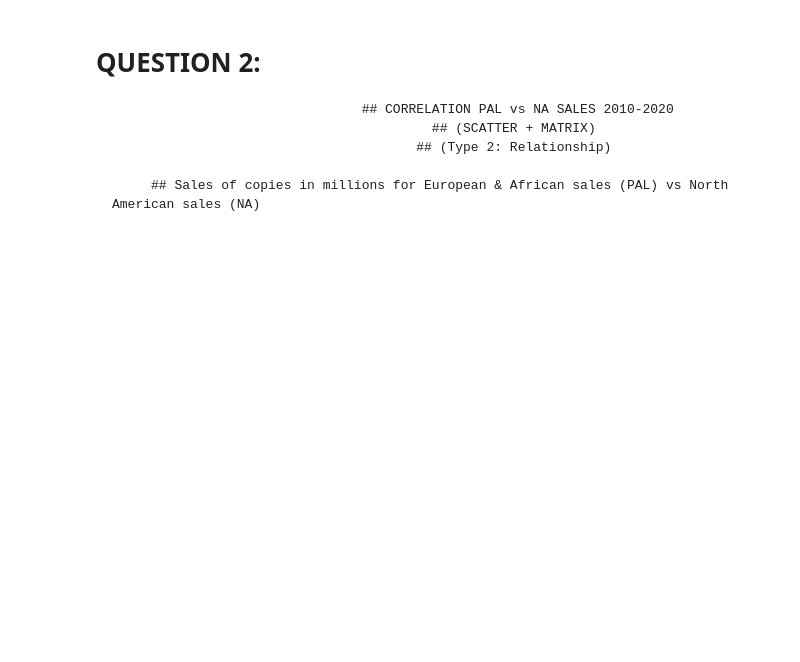
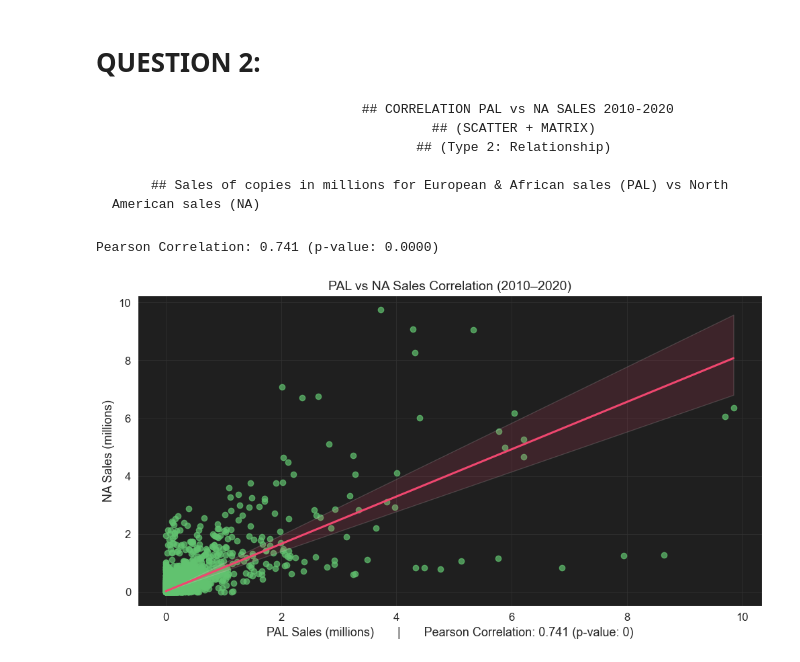
Before and after one commit to sb25345/https-github.com-CCT-Dublin-ca1-semester-2-data-visualization-sb25345-invitations, a Jupyter notebook: CA1-DV-sba25345.ipynb, the cells around one changed output. Cells and saved outputs as stored; diff of their text form; code cells hidden in the pictures; blank space fills up the shorter version.

```diff
--- a/CA1-DV-sba25345.ipynb
+++ b/CA1-DV-sba25345.ipynb
@@ -307,3 +307,22 @@ plt.show()
                                            ## (Type 2: Relationship)
 
          ## Sales of copies in millions for European & African sales (PAL) vs North American sales (NA)
+# %%
+q2_df = df.dropna(subset=['pal_sales', 'na_sales', 'year']).copy()
+q2_df = q2_df[(q2_df['year'] >= 2010) & (q2_df['year'] <= 2020)]
+
+corr, p_value = pearsonr(q2_df['pal_sales'], q2_df['na_sales'])
+print(f"Pearson Correlation: {corr:.3f} (p-value: {p_value:.4f})")
+
+plt.figure(figsize=(12, 6))
+sns.regplot(data=q2_df, x='pal_sales', y='na_sales',
+            scatter_kws={'alpha': 0.7, 'color': '#62C370'},
+            line_kws={'color': '#EF476F'})
+plt.title('PAL vs NA Sales Correlation (2010–2020)', fontsize=14)
+plt.xlabel('PAL Sales (millions)       |       Pearson Correlation: 0.741 (p-value: 0)', fontsize=13)
+plt.ylabel('NA Sales (millions)', fontsize=13)
+plt.grid(True, alpha=0.7)
+plt.show()
+# %% [output]
+Pearson Correlation: 0.741 (p-value: 0.0000)
+[figure, added]
```
Also changed, not shown: parts of 8 cells of this notebook.
